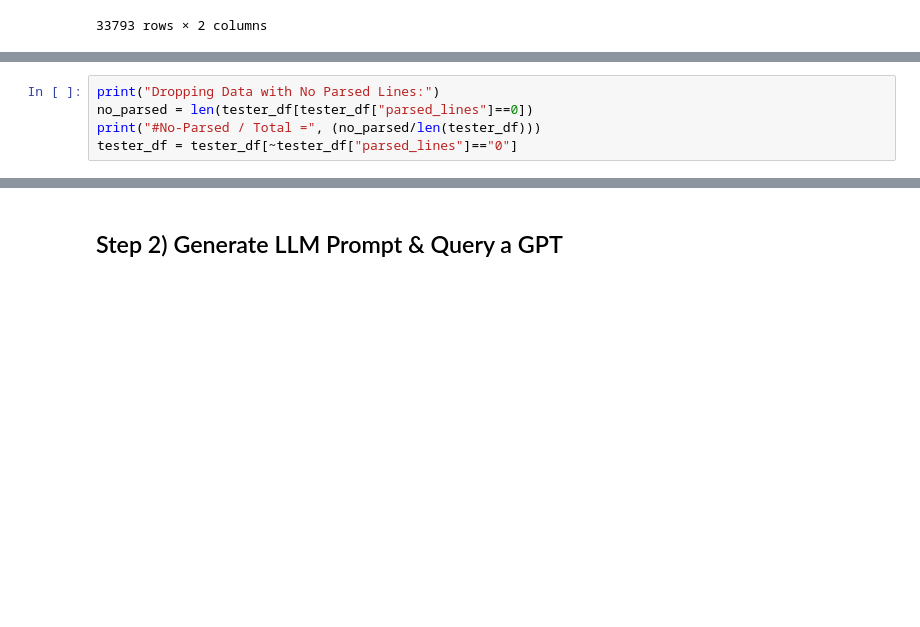
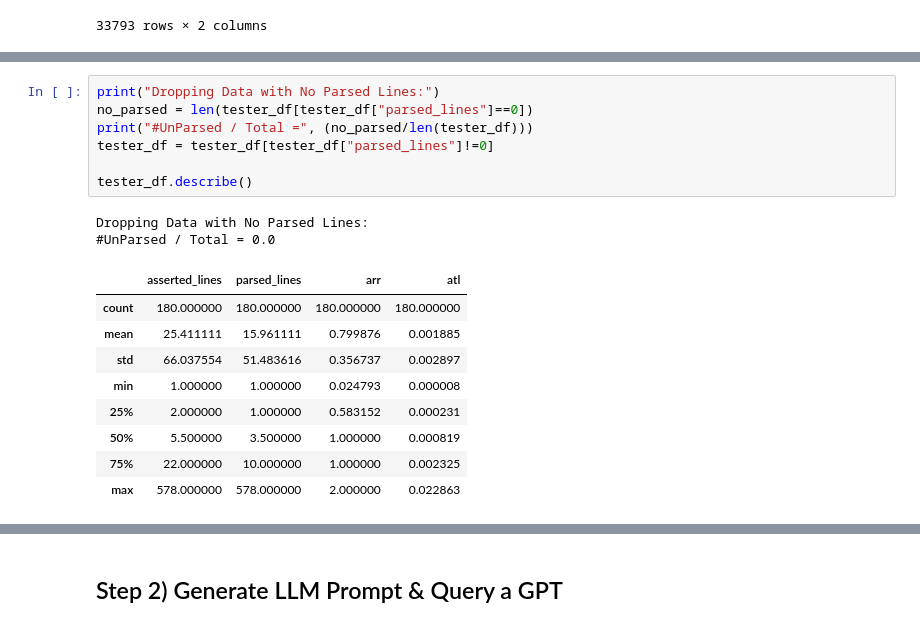
Before and after one commit to KoraSHughes/LLMCodeGen, a Jupyter notebook: AllInOne.ipynb, the cells around one changed output, grey strips where cells are left out. Drawn from its saved outputs; the diff is of its cells as text; blank space fills up the shorter version.

```diff
--- a/AllInOne.ipynb
+++ b/AllInOne.ipynb
@@ -254,5 +233,0 @@ Weird assertion found:
-# %%
-print("Dropping Data with No Parsed Lines:")
-no_parsed = len(tester_df[tester_df["parsed_lines"]==0])
-print("#No-Parsed / Total =", (no_parsed/len(tester_df)))
-tester_df = tester_df[~tester_df["parsed_lines"]=="0"]
@@ -283,0 +234,19 @@ fig.show()
+# %%
+print("Dropping Data with No Parsed Lines:")
+no_parsed = len(tester_df[tester_df["parsed_lines"]==0])
+print("#UnParsed / Total =", (no_parsed/len(tester_df)))
+tester_df = tester_df[tester_df["parsed_lines"]!=0]
+
+tester_df.describe()
+# %% [output]
+Dropping Data with No Parsed Lines:
+#UnParsed / Total = 0.0
+|  | asserted_lines | parsed_lines | arr | atl |
+| count | 180.000000 | 180.000000 | 180.000000 | 180.000000 |
+| mean | 25.411111 | 15.961111 | 0.799876 | 0.001885 |
+| std | 66.037554 | 51.483616 | 0.356737 | 0.002897 |
+| min | 1.000000 | 1.000000 | 0.024793 | 0.000008 |
+| 25% | 2.000000 | 1.000000 | 0.583152 | 0.000231 |
+| 50% | 5.500000 | 3.500000 | 1.000000 | 0.000819 |
+| 75% | 22.000000 | 10.000000 | 1.000000 | 0.002325 |
+| max | 578.000000 | 578.000000 | 2.000000 | 0.022863 |
```
Also changed, not shown: parts of 6 cells of this notebook.
